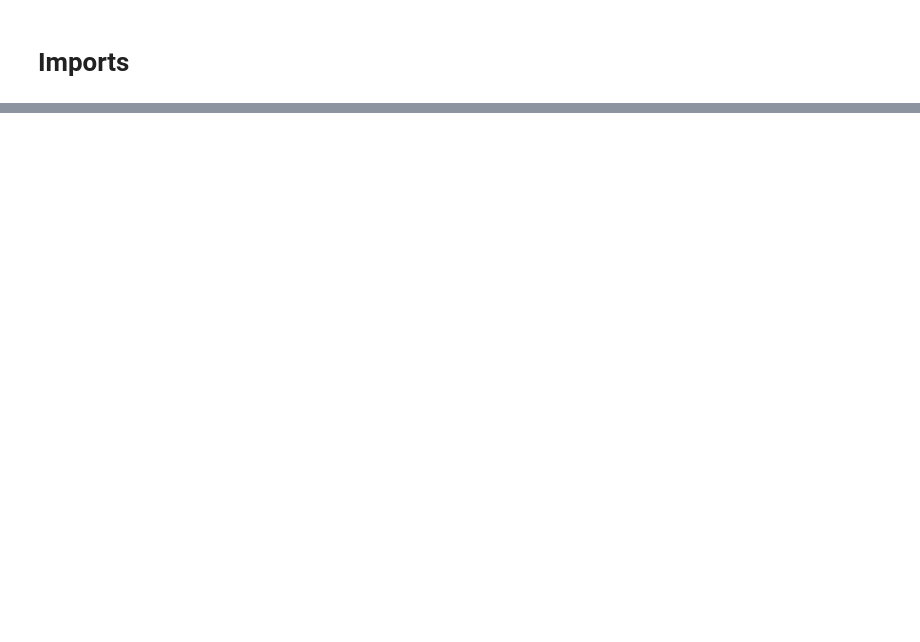
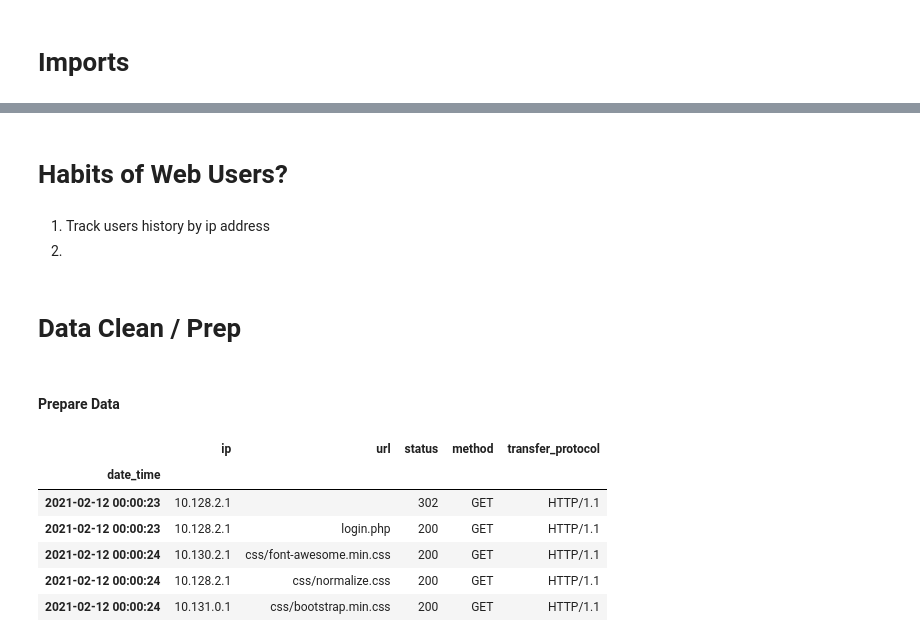
Before and after one commit to CSolitaire/web_traffic_project, a Jupyter notebook: web_scrapper_project.ipynb, the cells around one changed output, grey strips where cells are left out. Cells and saved outputs as stored; diff of their text form; code cells hidden in the pictures; blank space fills up the shorter version.

Commit message:
Prepare Complete

```diff
--- a/web_scrapper_project.ipynb
+++ b/web_scrapper_project.ipynb
@@ -45,0 +11,72 @@ memory usage: 500.3+ KB
+# %% [markdown]
+# Habits of Web Users?
+# %% [markdown]
+1. Track users history by ip address
+2.
+# %% [markdown]
+# Data Clean / Prep
+# %% [markdown]
+#### Prepare Data
+# %%
+# Read CSV
+df = pd.read_csv('weblog.csv')
+# Remove bracket from time
+df['Time']= df['Time'].map(lambda x: x.lstrip('['))
+# Split date and time
+df[['date','time']]= df['Time'].str.split(':',n = 1, expand = True)
+# Drop origional Time column
+df.drop(columns=['Time'], inplace = True)
+# Replace / with - in date
+df['date'] = df['date'].str.replace('/', '-')
+# Use properly formatted time to coerce datetime
+df['date_time'] = pd.to_datetime(df['time'], errors='coerce')
+# Drop origional date and time columns
+df.drop(columns=['date'], inplace = True)
+df.drop(columns=['time'], inplace = True)
+
+# Rename columns to make them easier to work with
+df.rename(columns = {'IP':'ip','URL':'url','Staus':'status'},inplace = True)
+# Create a new column for action GET/PUSH
+df[['method','url']]= df['url'].str.split('/',n = 1, expand = True)
+# create new column for transfer protocol
+df[['url','transfer_protocol']]= df['url'].str.split(' ',n = 1, expand = True)
+# Turn df variables in to categories
+df = df.astype('string')
+
+# Remove nonsense values from ip column (df)
+indexNames = df[(df['ip'] == '[Mon')].index
+df.drop(indexNames , inplace=True)
+indexNames = df[(df['ip'] == '[Tue')].index
+df.drop(indexNames , inplace=True)
+indexNames = df[(df['ip'] == '[Wed')].index
+df.drop(indexNames , inplace=True)
+indexNames = df[(df['ip'] == '[Thu')].index
+df.drop(indexNames , inplace=True)
+indexNames = df[(df['ip'] == '[Fri')].index
+df.drop(indexNames , inplace=True)
+indexNames = df[(df['ip'] == '[Sat')].index
+df.drop(indexNames , inplace=True)
+indexNames = df[(df['ip'] == 'chmod:')].index
+df.drop(indexNames , inplace=True)
+indexNames = df[(df['ip'] == 'rm:')].index
+df.drop(indexNames , inplace=True)
+indexNames = df[(df['ip'] == 'timeout:')].index
+df.drop(indexNames , inplace=True)
+indexNames = df[(df['ip'] == 'sh:')].index
+df.drop(indexNames , inplace=True)
+indexNames = df[(df['ip'] == 'a.out:')].index
+df.drop(indexNames , inplace=True)
+
+# Set datetime as index
+df = df.set_index('date_time').sort_index()
+
+# See what is left
+df.head()
+# %% [output]
+|  | ip | url | status | method | transfer_protocol |
+| date_time |  |  |  |  |  |
+| 2021-02-12 00:00:23 | 10.128.2.1 |  | 302 | GET | HTTP/1.1 |
+| 2021-02-12 00:00:23 | 10.128.2.1 | login.php | 200 | GET | HTTP/1.1 |
+| 2021-02-12 00:00:24 | 10.130.2.1 | css/font-awesome.min.css | 200 | GET | HTTP/1.1 |
+| 2021-02-12 00:00:24 | 10.128.2.1 | css/normalize.css | 200 | GET | HTTP/1.1 |
+| 2021-02-12 00:00:24 | 10.131.0.1 | css/bootstrap.min.css | 200 | GET | HTTP/1.1 |
```
Also changed, not shown: parts of 11 cells of this notebook.
